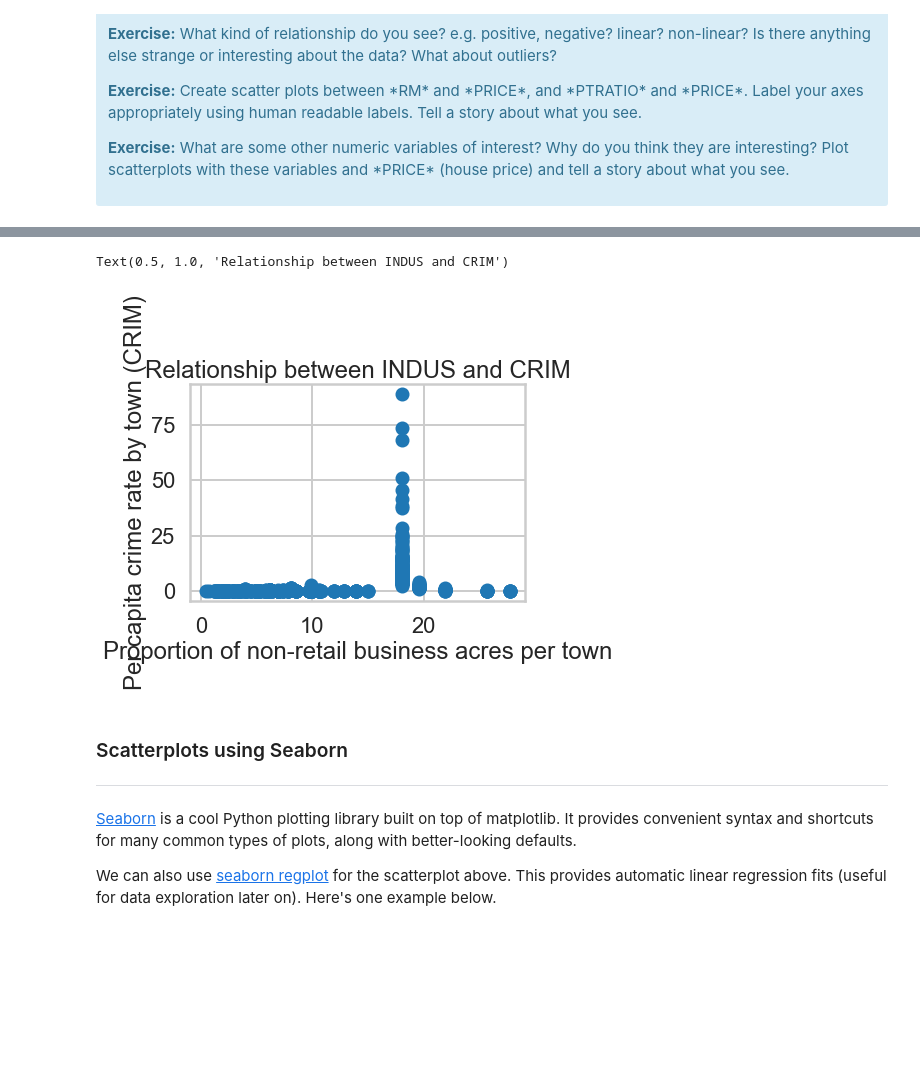
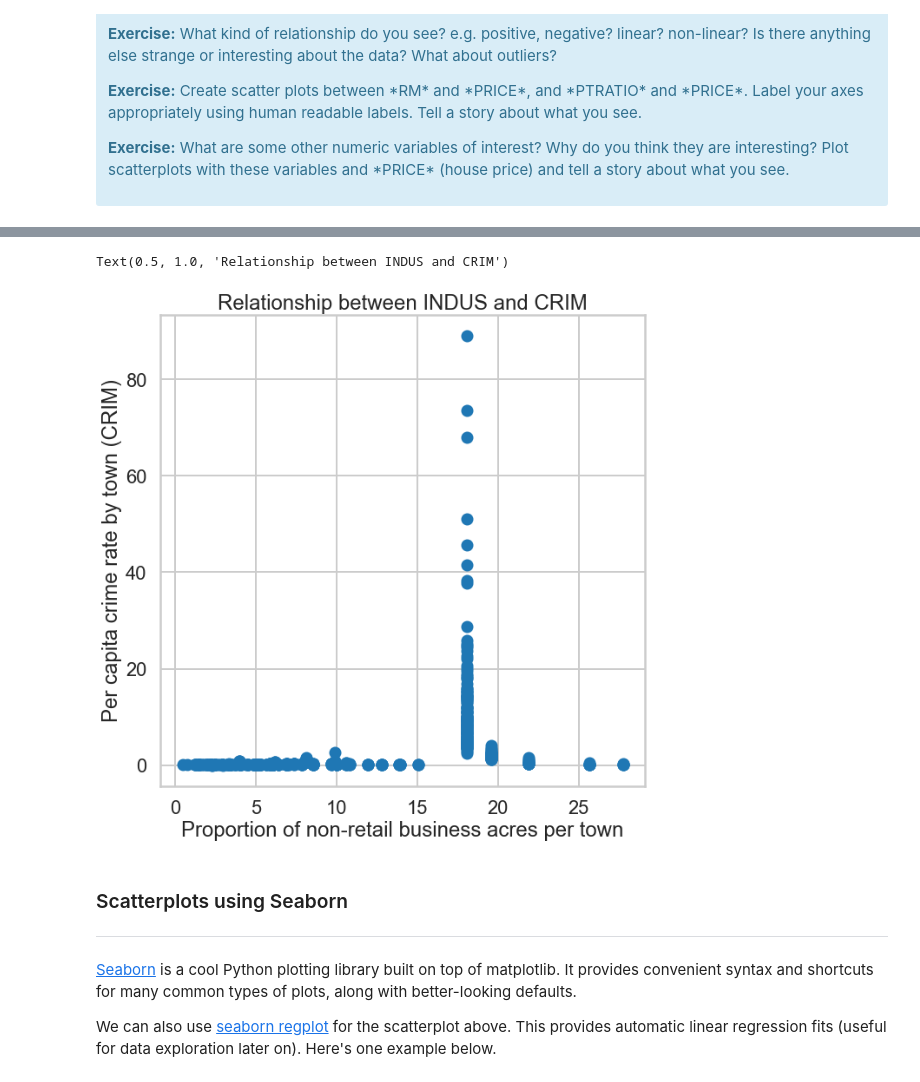
Before and after one commit to bellaforjob/Data-Science-Project, a Jupyter notebook: Mini_Project_Linear_Regression.ipynb, the cells around one changed output, grey strips where cells are left out. Saved outputs shown, nothing was run; the diff lists cells and outputs as text; code cells hidden in the pictures; blank space fills up the shorter version.

```diff
--- a/Mini_Project_Linear_Regression.ipynb
+++ b/Mini_Project_Linear_Regression.ipynb
@@ -305,12 +307,13 @@ Text(0.5, 1.0, 'Relationship between PTRATIO and Price')
 # %%
 # your turn: create some other scatter plots
+plt.figure(figsize=(10,10))
 plt.scatter(bos.INDUS, bos.CRIM)
 plt.xlabel("Proportion of non-retail business acres per town")
 plt.ylabel("Per capita crime rate by town (CRIM)")
 plt.title("Relationship between INDUS and CRIM")
 # %% [output]
 Text(0.5, 1.0, 'Relationship between INDUS and CRIM')
-[figure, old version]
+[figure, new version]
 # %% [markdown]
 ### Scatterplots using Seaborn
 ***
```
Also changed, not shown: parts of 42 cells of this notebook.
